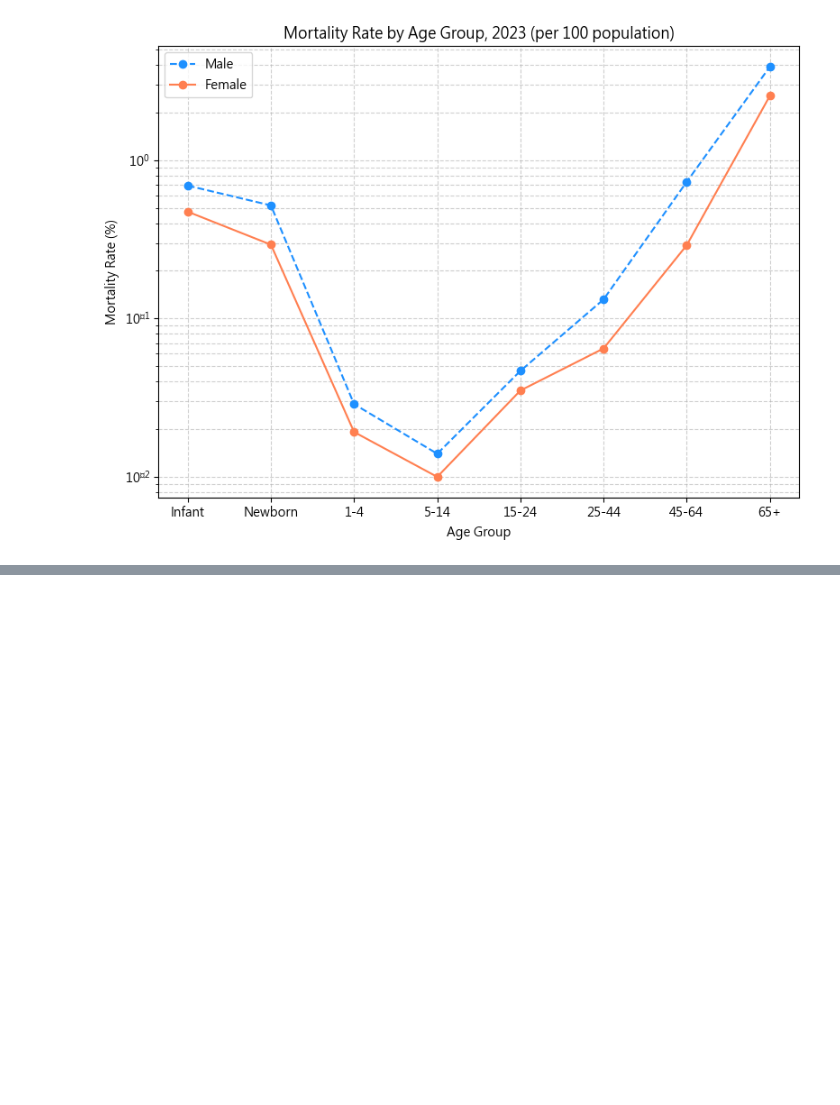
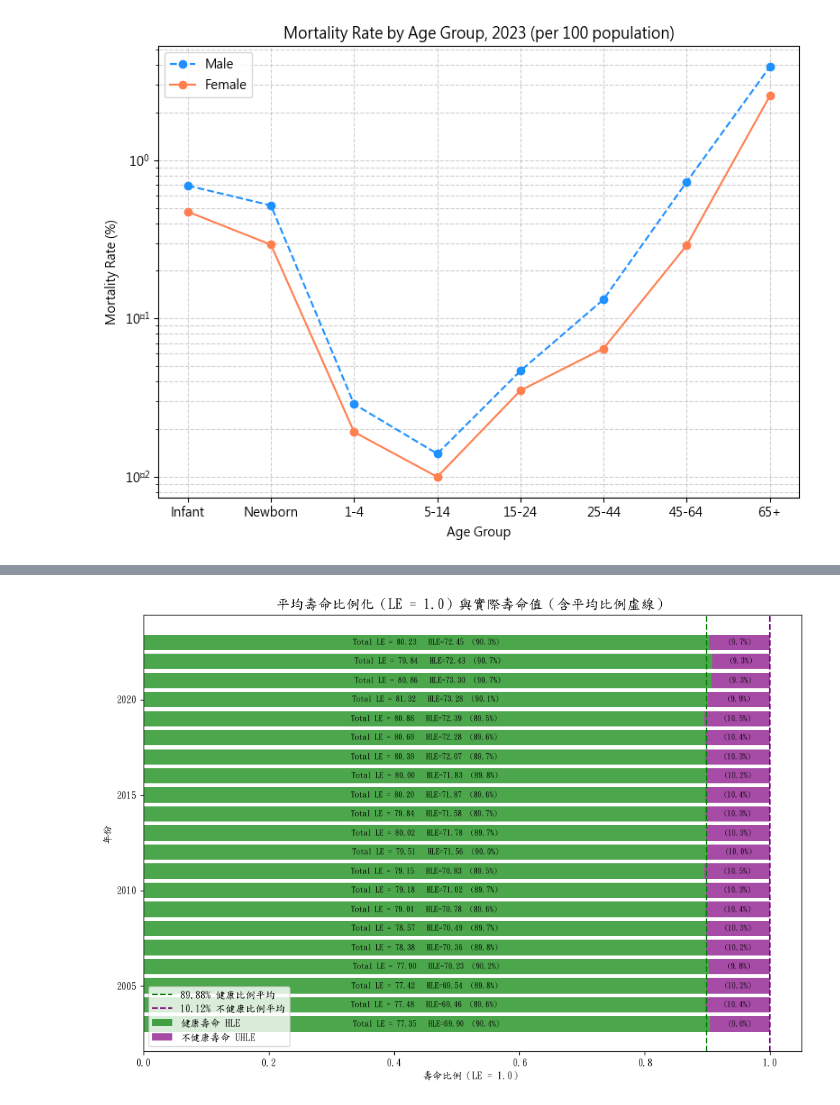
Before and after one commit to m0905404/ScanBook_Split_Merge, a Jupyter notebook: test-1.ipynb, the cells around one changed output, grey strips where cells are left out. Cells and saved outputs as stored; diff of their text form; code cells hidden in the pictures; blank space fills up the shorter version.

```diff
--- a/test-1.ipynb
+++ b/test-1.ipynb
@@ -191,0 +246,98 @@ Font 'default' does not have a glyph for '\u2212' [U+2212], substituting with a
+# %%
+import pandas as pd
+import matplotlib.pyplot as plt
+
+# 🔹 中文字型設定
+plt.rcParams['font.sans-serif'] = ['Microsoft JhengHei']  # Windows 微軟正黑體
+plt.rcParams['axes.unicode_minus'] = False  # 解決負號顯示錯誤問題
+
+# =============================
+# 壽命資料（2003–2024）
+# =============================
+life_data = {
+    "year": [
+        2003, 2004, 2005, 2006, 2007, 2008, 2009, 2010,
+        2011, 2012, 2013, 2014, 2015, 2016, 2017, 2018,
+        2019, 2020, 2021, 2022, 2023, 2024
+    ],
+    "life_expectancy": [
+        77.35, 77.48, 77.42, 77.90, 78.38, 78.57, 79.01, 79.18,
+        79.15, 79.51, 80.02, 79.84, 80.20, 80.00, 80.39, 80.69,
+        80.86, 81.32, 80.86, 79.84, 80.23, 80.77
+    ],
+    "healthy_life": [
+        69.90, 69.46, 69.54, 70.23, 70.36, 70.49, 70.78, 71.02,
+        70.83, 71.56, 71.78, 71.58, 71.87, 71.83, 72.07, 72.28,
+        72.39, 73.28, 73.30, 72.43, 72.45, None
+    ],
+    "不健康壽命UHLE": [
+        7.45, 8.02, 7.88, 7.67, 8.02, 8.08, 8.23, 8.16,
+        8.32, 7.95, 8.24, 8.26, 8.33, 8.17, 8.32, 8.41,
+        8.47, 8.04, 7.56, 7.41, 7.78, None
+    ]
+}
+
+# --- 建立 DataFrame 與比例 ---
+df_life = pd.DataFrame(life_data)
+df_life["healthy_ratio"] = df_life["healthy_life"] / df_life["life_expectancy"]
+df_life["unhealthy_ratio"] = df_life["不健康壽命UHLE"] / df_life["life_expectancy"]
+
+# 平均比例（跳過 NaN）
+mean_h = df_life["healthy_ratio"].mean(skipna=True)
+mean_u = df_life["unhealthy_ratio"].mean(skipna=True)
+
+# =============================
+# 畫圖：平均壽命比例化（健康 vs 不健康）
+# =============================
+fig, ax = plt.subplots(figsize=(10, 7))
+
+# 堆疊橫條圖
+ax.barh(df_life["year"], df_life["healthy_ratio"], color='green', alpha=0.7, label="健康壽命 HLE")
+ax.barh(df_life["year"], df_life["unhealthy_ratio"], left=df_life["healthy_ratio"],
+        color='purple', alpha=0.7, label="不健康壽命 UHLE")
+
+# 平均虛線（兩條）
+ax.axvline(mean_h, color='green', linestyle='--', linewidth=1.5, label=f'{mean_h*100:.2f}% 健康比例平均')
+ax.axvline(mean_u + mean_h, color='purple', linestyle='--', linewidth=1.5, label=f'{mean_u*100:.2f}% 不健康比例平均')
+
+# 標註平均值（放在靠上的年份旁）
+y_for_label = df_life["year"].iloc[-3] if len(df_life) >= 3 else df_life["year"].iloc[-1]
+#ax.text(mean_h + 0.005, y_for_label, f"{mean_h*100:.2f}%", color='green', fontsize=9, fontweight='bold', va='center')
+#ax.text(mean_h + mean_u + 0.005, y_for_label, f"{mean_u*100:.2f}%", color='purple', fontsize=9, fontweight='bold', va='center')
+
+ax.set_title("平均壽命比例化（LE = 1.0）與實際壽命值（含平均比例虛線）", fontsize=14, fontweight='bold')
+ax.set_ylabel("年份")
+ax.set_xlabel("壽命比例（LE = 1.0）")
+ax.set_xlim(0, 1.05)
+ax.legend()
+#ax.grid(True, linestyle='--', alpha=0.5, axis='x')
+ax.grid(False)
+
+
+# 區塊標註：年數 + 百分比 + 右側 LE
+for i in range(len(df_life)):
+    if pd.notna(df_life["healthy_ratio"][i]):
+        h_ratio = df_life["healthy_ratio"][i]
+        u_ratio = df_life["unhealthy_ratio"][i]
+        h_life = df_life["healthy_life"][i]
+        u_life = df_life["不健康壽命UHLE"][i]
+        le = df_life["life_expectancy"][i]
+
+        # 健康壽命標註
+        ax.text(h_ratio / 2, df_life["year"][i],
+                f"Total LE = {le:.2f}   HLE={h_life:.2f}  ({h_ratio*100:.1f}%)",
+                va='center', ha='center', fontsize=8, color='black')
+
+        # 不健康壽命標註
+        if pd.notna(u_ratio):
+            ax.text(h_ratio + u_ratio / 2, df_life["year"][i],
+                    f"({u_ratio*100:.1f}%)",
+                    va='center', ha='center', fontsize=8, color='black')
+
+        # 總壽命（LE）標註在右側
+        #ax.text(1.02, df_life["year"][i], f"LE={le:.2f}", va='center', fontsize=8, color='black')
+
+plt.tight_layout()
+plt.show()
+# %% [output]
+[figure, added]
```
Also changed, not shown: parts of 9 cells of this notebook, 14 other files.
